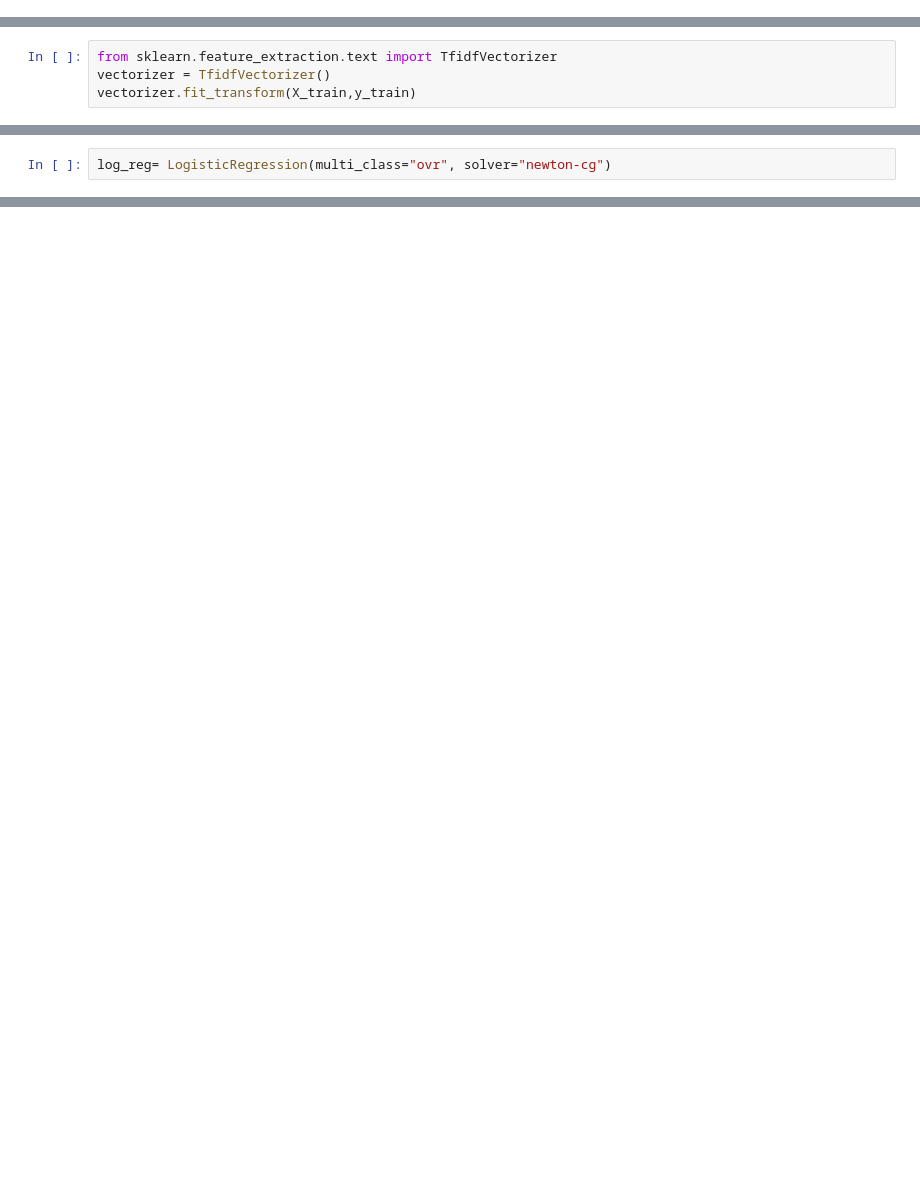
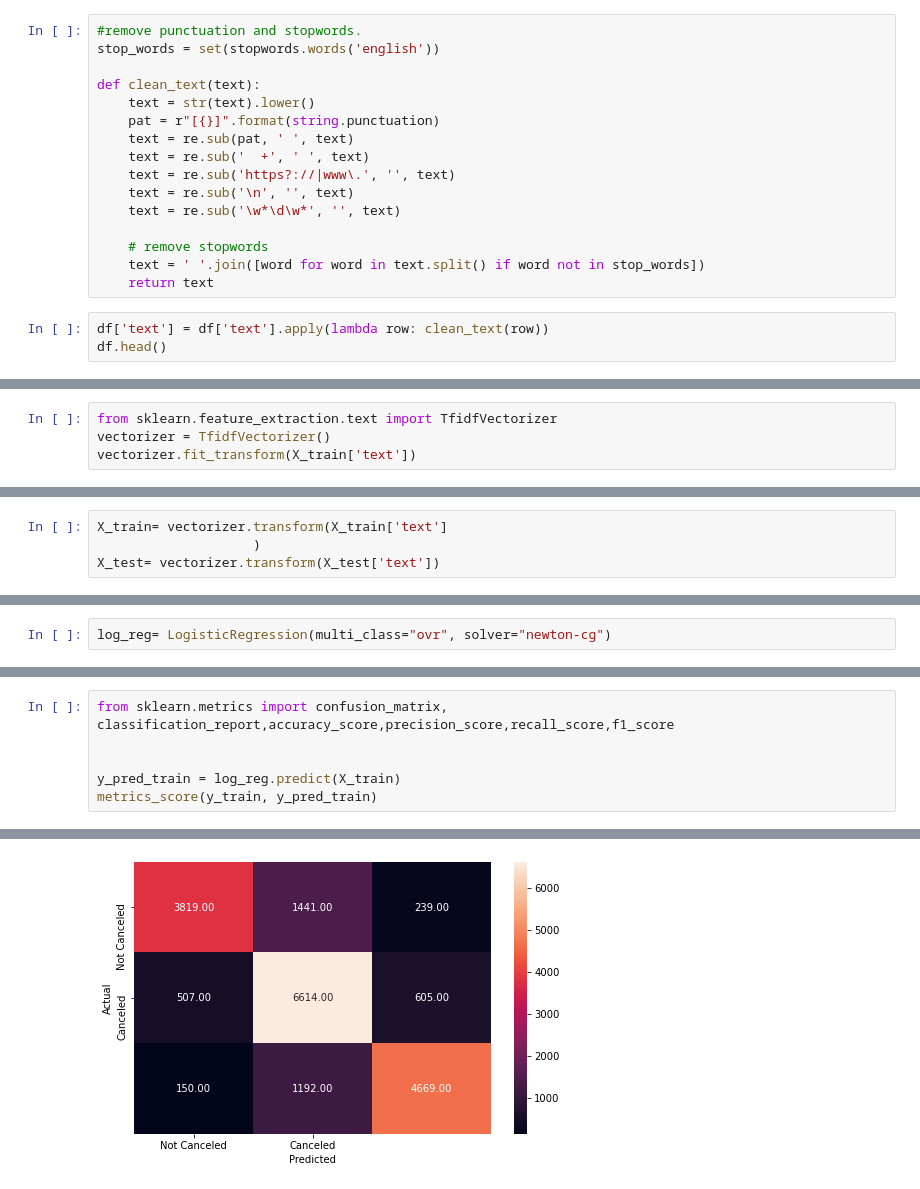
Before and after one commit to MelodyRastegar/Electric-Vehicle-Twitter-Sentiment-Analysis, a Jupyter notebook: Tesla-NLP.ipynb, the cells around one changed output, grey strips where cells are left out. Drawn from its saved outputs; the diff is of its cells as text; blank space fills up the shorter version.

```diff
--- a/Tesla-NLP.ipynb
+++ b/Tesla-NLP.ipynb
@@ -101,0 +137,19 @@ sns.countplot(x='sentiment',data=df)
+# %%
+#remove punctuation and stopwords.
+stop_words = set(stopwords.words('english'))
+
+def clean_text(text):
+    text = str(text).lower()
+    pat = r"[{}]".format(string.punctuation)
+    text = re.sub(pat, ' ', text)
+    text = re.sub('  +', ' ', text)
+    text = re.sub('https?://|www\.', '', text)
+    text = re.sub('\n', '', text)
+    text = re.sub('\w*\d\w*', '', text)
+
+    # remove stopwords
+    text = ' '.join([word for word in text.split() if word not in stop_words])
+    return text
+# %%
+df['text'] = df['text'].apply(lambda row: clean_text(row))
+df.head()
@@ -131,5 +188,5 @@ stemmer = SnowballStemmer('english')
 # %%
 from sklearn.feature_extraction.text import TfidfVectorizer
 vectorizer = TfidfVectorizer()
-vectorizer.fit_transform(X_train,y_train)
+vectorizer.fit_transform(X_train['text'])
 # %% [output]
@@ -138,3 +195,7 @@ vectorizer.fit_transform(X_train,y_train)
+# %%
+X_train= vectorizer.transform(X_train['text']
+                    )
+X_test= vectorizer.transform(X_test['text'])
 # %%
 from sklearn.linear_model import LogisticRegression
 # %%
@@ -154,0 +218,7 @@ ValueError: could not convert string to float: '1c04467b15'
+# %%
+from sklearn.metrics import confusion_matrix, classification_report,accuracy_score,precision_score,recall_score,f1_score
+
+
+y_pred_train = log_reg.predict(X_train)
+metrics_score(y_train, y_pred_train)
+# %% [output]
@@ -154,0 +234 @@ ValueError: could not convert string to float: '1c04467b15'
+[figure, added]
```
Also changed, not shown: parts of 41 cells of this notebook.
